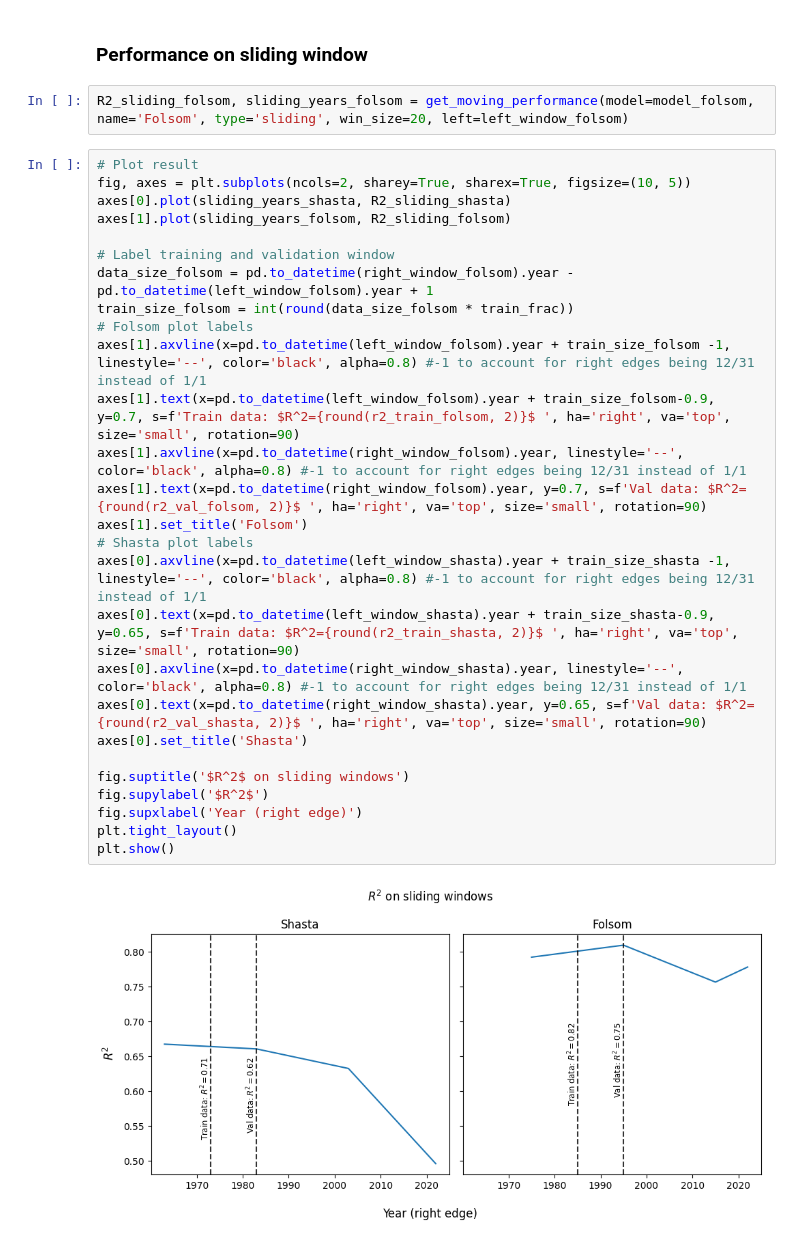
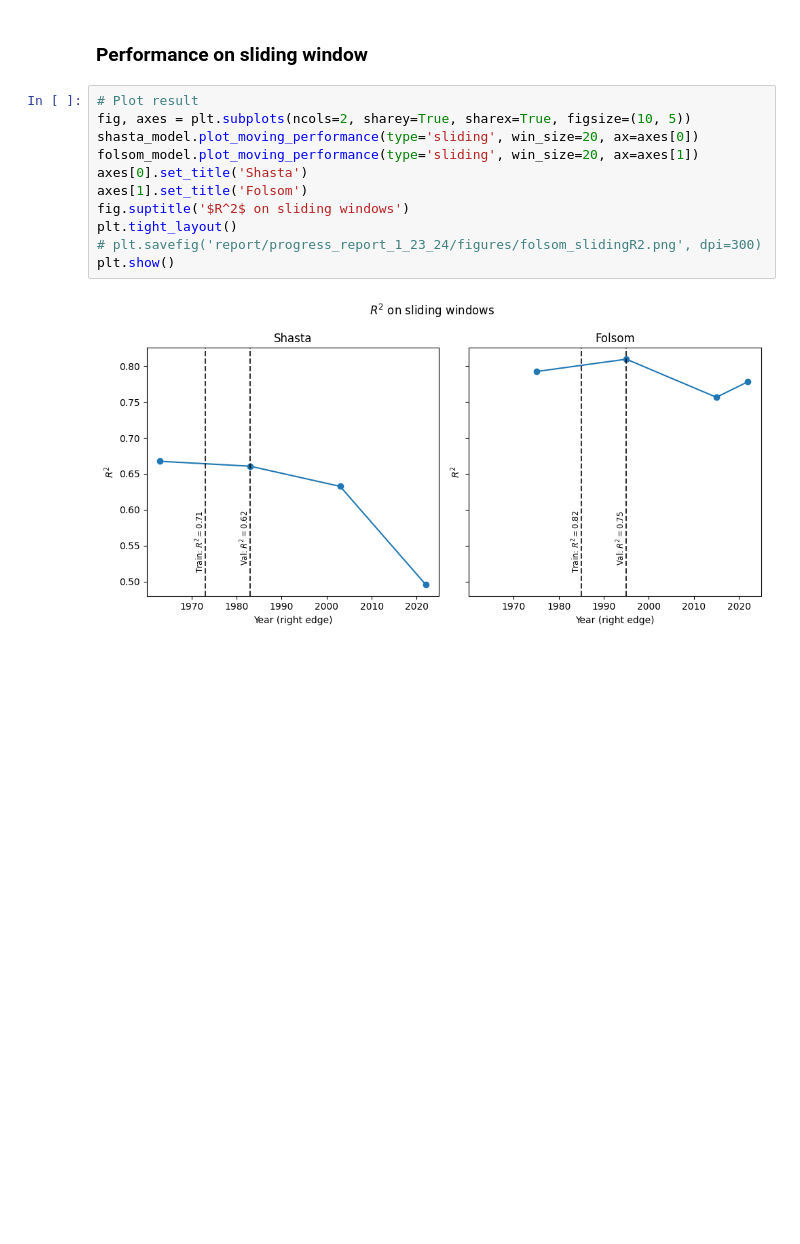
Before and after one commit to Matt2371/DL-reservoir-modeling, a Jupyter notebook: experiments/4_shasta_data_dist.ipynb, the cells around one changed output. Saved outputs shown, nothing was run; the diff lists cells and outputs as text; blank space fills up the shorter version.

```diff
--- a/experiments/4_shasta_data_dist.ipynb
+++ b/experiments/4_shasta_data_dist.ipynb
@@ -556,33 +538,15 @@ plt.show()
 # %% [markdown]
 ### Performance on sliding window
-# %%
-R2_sliding_folsom, sliding_years_folsom = get_moving_performance(model=model_folsom, name='Folsom', type='sliding', win_size=20, left=left_window_folsom)
-# %%
-# Plot result
-fig, axes = plt.subplots(ncols=2, sharey=True, sharex=True, figsize=(10, 5))
-axes[0].plot(sliding_years_shasta, R2_sliding_shasta)
-axes[1].plot(sliding_years_folsom, R2_sliding_folsom)
-
-# Label training and validation window
-data_size_folsom = pd.to_datetime(right_window_folsom).year - pd.to_datetime(left_window_folsom).year + 1
-train_size_folsom = int(round(data_size_folsom * train_frac))
-# Folsom plot labels
-axes[1].axvline(x=pd.to_datetime(left_window_folsom).year + train_size_folsom -1, linestyle='--', color='black', alpha=0.8) #-1 to account for right edges being 12/31 instead of 1/1
-axes[1].text(x=pd.to_datetime(left_window_folsom).year + train_size_folsom-0.9, y=0.7, s=f'Train data: $R^2={round(r2_train_folsom, 2)}$ ', ha='right', va='top', size='small', rotation=90)
-axes[1].axvline(x=pd.to_datetime(right_window_folsom).year, linestyle='--', color='black', alpha=0.8) #-1 to account for right edges being 12/31 instead of 1/1
-axes[1].text(x=pd.to_datetime(right_window_folsom).year, y=0.7, s=f'Val data: $R^2={round(r2_val_folsom, 2)}$ ', ha='right', va='top', size='small', rotation=90)
-axes[1].set_title('Folsom')
-# Shasta plot labels
-axes[0].axvline(x=pd.to_datetime(left_window_shasta).year + train_size_shasta -1, linestyle='--', color='black', alpha=0.8) #-1 to account for right edges being 12/31 instead of 1/1
-axes[0].text(x=pd.to_datetime(left_window_shasta).year + train_size_shasta-0.9, y=0.65, s=f'Train data: $R^2={round(r2_train_shasta, 2)}$ ', ha='right', va='top', size='small', rotation=90)
-axes[0].axvline(x=pd.to_datetime(right_window_shasta).year, linestyle='--', color='black', alpha=0.8) #-1 to account for right edges being 12/31 instead of 1/1
-axes[0].text(x=pd.to_datetime(right_window_shasta).year, y=0.65, s=f'Val data: $R^2={round(r2_val_shasta, 2)}$ ', ha='right', va='top', size='small', rotation=90)
-axes[0].set_title('Shasta')
-
-fig.suptitle('$R^2$ on sliding windows')
-fig.supylabel('$R^2$')
-fig.supxlabel('Year (right edge)')
-plt.tight_layout()
-plt.show()
-# %% [output]
-[figure, removed]
+# %%
+# Plot result
+fig, axes = plt.subplots(ncols=2, sharey=True, sharex=True, figsize=(10, 5))
+shasta_model.plot_moving_performance(type='sliding', win_size=20, ax=axes[0])
+folsom_model.plot_moving_performance(type='sliding', win_size=20, ax=axes[1])
+axes[0].set_title('Shasta')
+axes[1].set_title('Folsom')
+fig.suptitle('$R^2$ on sliding windows')
+plt.tight_layout()
+# plt.savefig('report/progress_report_1_23_24/figures/folsom_slidingR2.png', dpi=300)
+plt.show()
+# %% [output]
+[figure, added]
```
Also changed, not shown: parts of 30 cells of this notebook, 19 other files.
